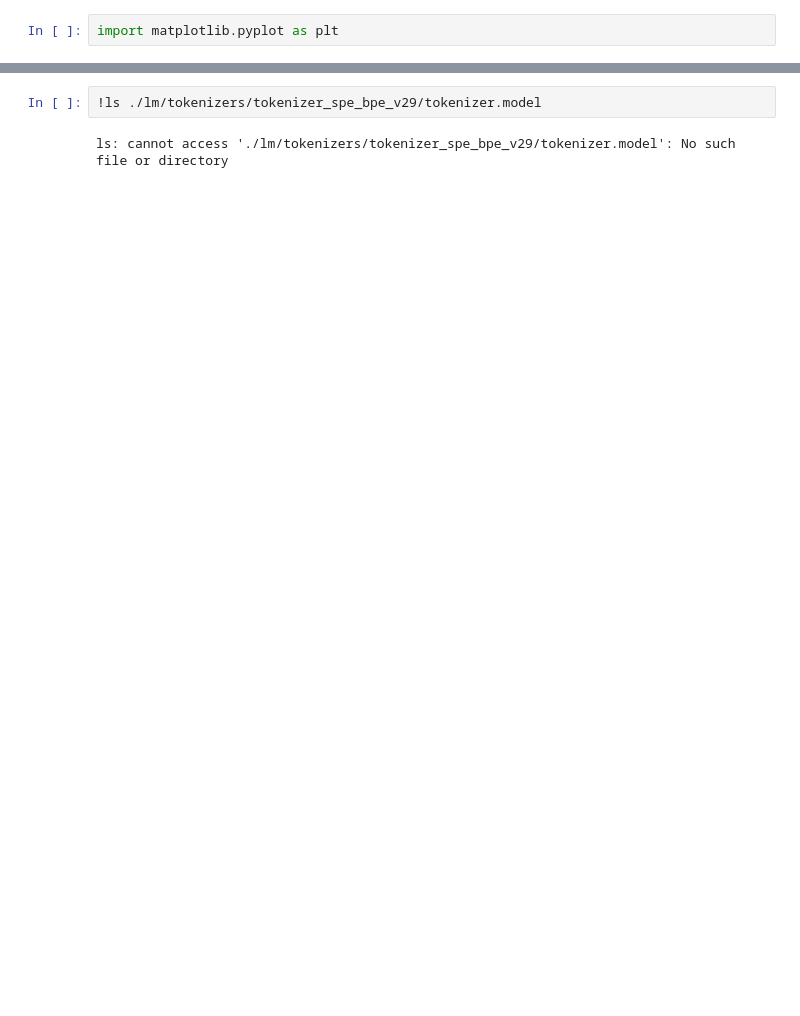
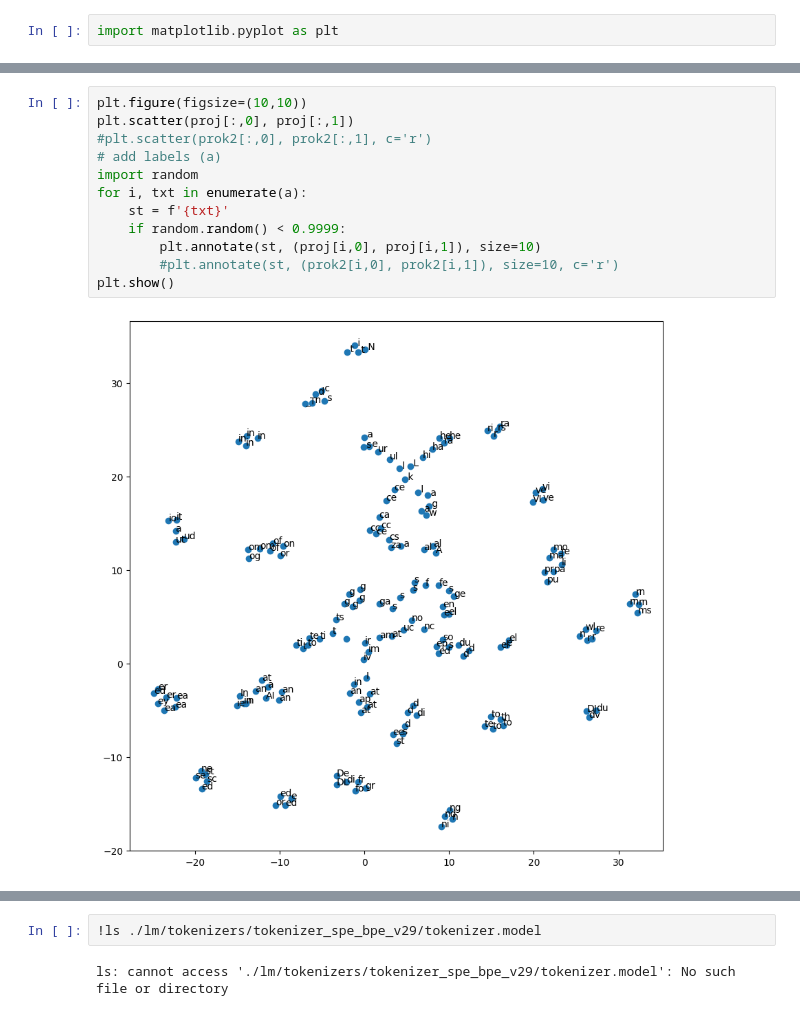
Before and after one commit to robflynnyh/asr_training_scripts, a Jupyter notebook: ipynbs/t.ipynb, the cells around one changed output, grey strips where cells are left out. Saved outputs shown, nothing was run; the diff lists cells and outputs as text; blank space fills up the shorter version.

```diff
--- a/ipynbs/t.ipynb
+++ b/ipynbs/t.ipynb
@@ -1310,0 +1430,14 @@ plt.show()
+# %%
+plt.figure(figsize=(10,10))
+plt.scatter(proj[:,0], proj[:,1])
+#plt.scatter(prok2[:,0], prok2[:,1], c='r')
+# add labels (a)
+import random
+for i, txt in enumerate(a):
+    st = f'{txt}'
+    if random.random() < 0.9999:
+        plt.annotate(st, (proj[i,0], proj[i,1]), size=10)
+        #plt.annotate(st, (prok2[i,0], prok2[i,1]), size=10, c='r')
+plt.show()
+# %% [output]
+[figure, added]
```
Also changed, not shown: parts of 126 cells of this notebook, 27 other files.
